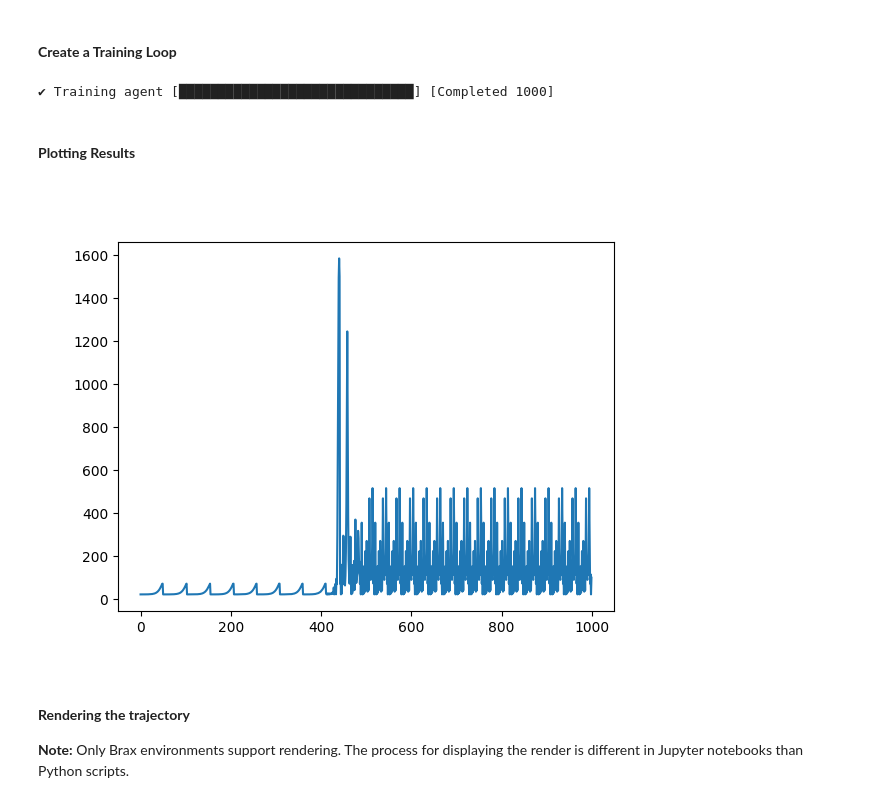
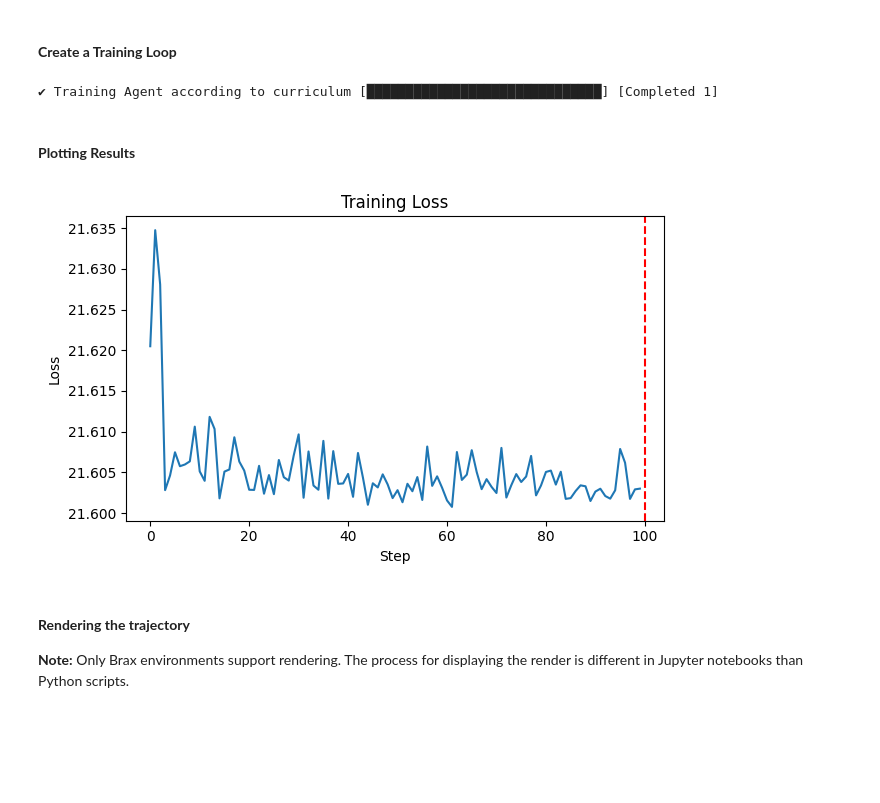
Before and after one commit to google/deluca, a Jupyter notebook: colabs/new_agents_and_envs.ipynb, the cells around one changed output. Cells and saved outputs as stored; diff of their text form; code cells hidden in the pictures; blank space fills up the shorter version.

```diff
--- a/colabs/new_agents_and_envs.ipynb
+++ b/colabs/new_agents_and_envs.ipynb
@@ -97,57 +92,70 @@ def loss_fn(action: Array, next_state: Any, next_obs: Array) -> Array:
 
 # 1. Create a memory
 filter = SpectralFilter(env.observation_size, env.action_size)
-memory = Memory(1, env.observation_size, env.action_size, filter=filter)
+memory_settings = MemorySettings.from_env(env, 20, filter)
 
 # 2. Define the agent's settings, or use default
-settings = LinearAgentDefaultSettings.replace(learning_rate=1e-3, loss_fn=loss_fn) # type: ignore
+settings = LinearAgentDefaultSettings.replace(loss_fn=loss_fn) # type: ignore
 
 # 3. Create the agent itself
 rng, agent_rng = jax.random.split(rng)
-agent = LinearAgent(memory, settings, rng=agent_rng)
+agent = LinearAgent(memory_settings, settings, rng=agent_rng)
 # %% [markdown]
 #### **Create a Training Loop**
 # %%
-%autoreload 1
+from deluca.utils.printing import progress
 
-rng, env_rng = jax.random.split(rng)
-t, state, obs = env.reset(env_rng)
 
 losses = []
-states = [state]
 
-N = 1000
+# Slowly build up the agent's knowledge, first with one step, then working up to multiple steps.
+curriculum = [
+    (1, 2, 100), # First train for 100 iterations with 1 step averaged over 2 episodes
+    (2, 2, 500), # Then train for 500 iterations with 2 steps averaged over 2 episodes
+    (3, 3, 500), # ...
+    (4, 3, 500),
+    (5, 3, 500),
+    (6, 3, 500),
+    (7, 3, 300),
+    (8, 3, 300),
+    (10, 5, 1000),
+    (15, 7, 5000),
+    (30, 7, 5000),
+    (50, 7, 15000)
+]
 
-with Task("Training agent", N) as task:
-    for rng in jax.random.split(rng, N):
-        arng, erng = jax.random.split(rng)
-
-        loss, (new_t, new_state, new_obs), action = agent.step_and_update(env, t, state, memory.get_history(), arng)
-
-        if (new_t == 0):
-            memory.reset() # Episode reset
-
-        states.append(new_state)
-
-        memory.store(obs, action)
-
-        losses.append(loss)
-
-        t, state, obs = new_t, new_state, new_obs
-
-        task.update(text=f"Loss: {loss:.4f}")
+for T, N, iters in progress(curriculum, f"Training Agent according to curriculum"):
+    rng, train_key = jax.random.split(rng)
+    for irng in progress(jax.random.split(train_key, iters), f"Training with {N} episodes of length {T}"):
+        losses_out = agent.train(env, N, T, irng)
+        losses.append(losses_out)
 # %% [output]
-✔ Training agent [██████████████████████████████] [Completed 1000]
+✔ Training Agent according to curriculum [██████████████████████████████] [Completed 1]
 # %% [markdown]
 #### **Plotting Results**
 # %%
 import matplotlib.pyplot as plt
 
-plt.cla()
+
+plt.figure(figsize=(12, 4))
+plt.subplot(1, 2, 1)
 plt.plot(losses)
+
+# Plot vertical lines at the end of each training plan
+cum_iters = 0
+for T, N, iters in curriculum:
+    cum_iters += iters
+    plt.axvline(x=cum_iters, color='r', linestyle='--')
+
+
+plt.title('Training Loss')
+plt.xlabel('Step')
+plt.ylabel('Loss')
+
+plt.tight_layout()
 plt.show()
 # %% [output]
-[figure, old version]
+[figure, new version]
 # %% [markdown]
 #### **Rendering the trajectory**
 
```
Also changed, not shown: parts of 3 cells of this notebook, 2 other files.
